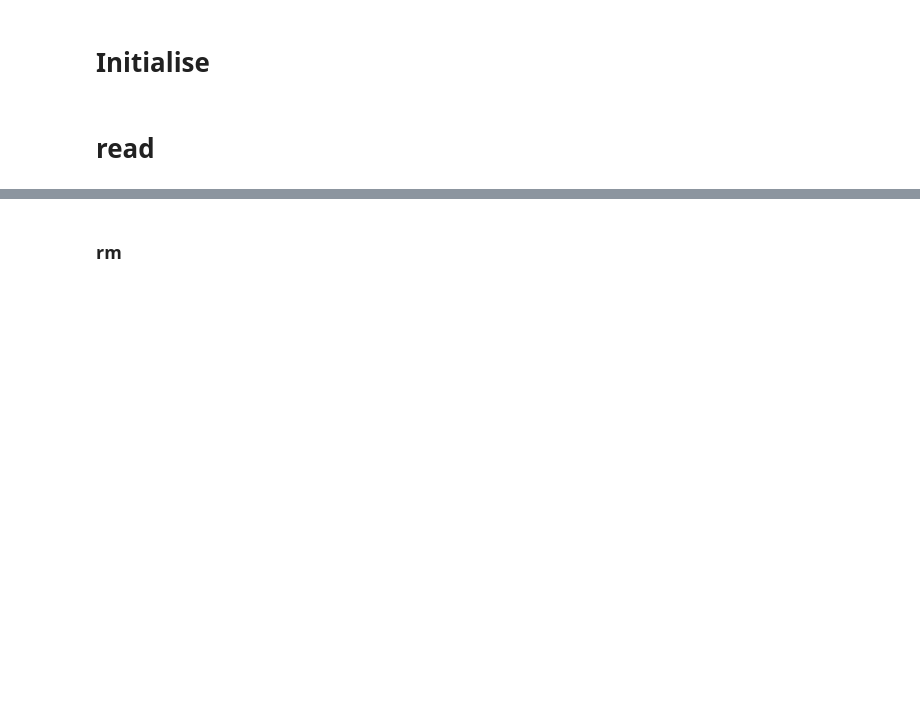
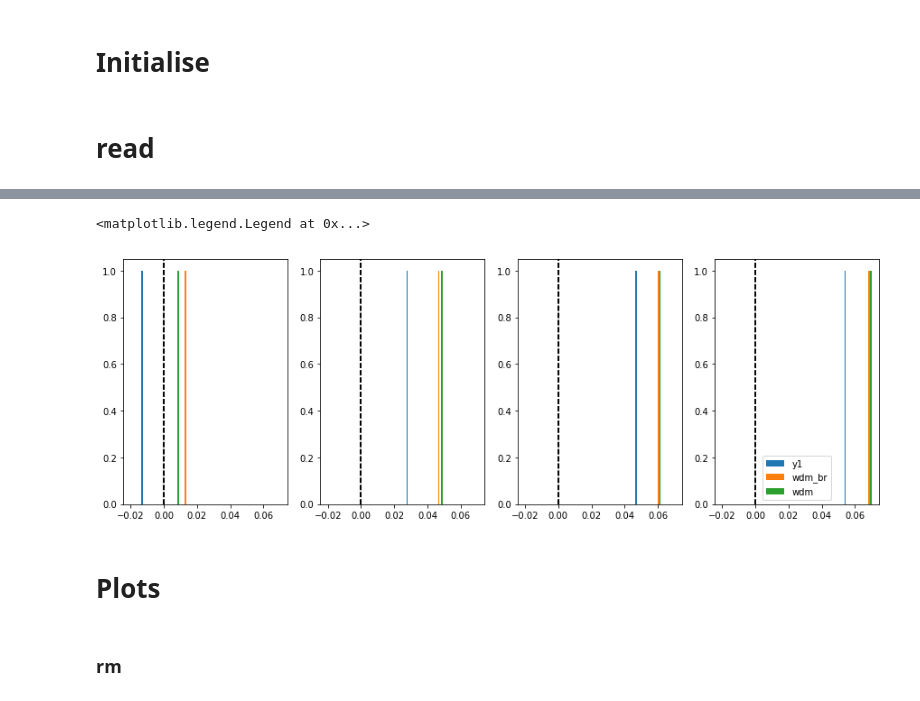
Before and after one commit to mgatti29/CORE, a Jupyter notebook: Results_data.ipynb, the cells around one changed output, grey strips where cells are left out. Cells and saved outputs as stored; diff of their text form; code cells hidden in the pictures; blank space fills up the shorter version.

Commit message:
changes to results_data

```diff
--- a/Results_data.ipynb
+++ b/Results_data.ipynb
@@ -73,6 +73,9 @@ class WZ_obj(object):
         self.Nz_std=dict()
         self.Nz_std_err=dict()
 
+        self.sompz_mean=dict()
+        self.sompz_std=dict()
+
         self.w_ur = dictionary['Nz']
         self.w_rr = dictionary['bz']
         self.w_dm = None
@@ -122,6 +125,8 @@ class WZ_obj(object):
                 sompz_mean = compute_mean(self.z, self.sompz[i])
                 sompz_std = compute_std(self.z, self.sompz[i])
                 mask.append((self.z < sompz_mean + sigma*sompz_std) & (self.z > sompz_mean - sigma*sompz_std))
+                #normalise sompz
+                self.sompz[i] = self.sompz[i]/np.trapz(self.sompz[i][mask[i]], x= self.z[mask[i]])
             self.maskXsigma = mask
         except:
             print ('could not compute X sigma interval')
@@ -160,8 +165,10 @@ class WZ_obj(object):
     def compute_mean_std(self):
         for method in self.Nz.keys():
             mean_arr = np.zeros(self.ntomo)
+            sompz_mean_arr = np.zeros(self.ntomo)
             mean_err_arr = np.zeros(self.ntomo)
             std_arr = np.zeros(self.ntomo)
+            sompz_std_arr = np.zeros(self.ntomo)
             std_err_arr = np.zeros(self.ntomo)
             for i in range(self.ntomo):
                 mean_arr[i]= compute_mean(self.z[self.maskXsigma[i]], self.Nz[method][i,:,0][self.maskXsigma[i]])
@@ -172,10 +179,15 @@ class WZ_obj(object):
                 mm= covariance_scalar_jck(compute_std(self.z, self.Nz[method][i,:,1:]),self.n_jck,'jackknife')
                 std_err_arr[i] = mm['err']
 
+                sompz_mean_arr[i]= compute_mean(self.z[self.maskXsigma[i]], self.sompz[i][self.maskXsigma[i]])
+                sompz_std_arr[i]= compute_std(self.z, self.sompz[i])
+
             self.Nz_mean[method] = mean_arr
             self.Nz_mean_err[method] = mean_err_arr
             self.Nz_std[method] = std_arr
             self.Nz_std_err[method] = std_err_arr
+            self.sompz_mean[method] = sompz_mean_arr
+            self.sompz_std[method] = sompz_std_arr
 
 
     def help_me(self):
@@ -312,0 +358,18 @@ for i in range(4):
+# %%
+for i in range(4):
+    print '\n'
+    print 'BIN ', i
+    for est in ['wdm_br']:#runs_data['rmg'].Nz.keys():
+        print '------'
+        print est
+        print '------'
+
+        for method in ['rmg_R_w', 'eboss_R_w']:#runs_data.keys():
+
+            print method
+            print '-'
+            print 'shift        {0:2.3f}'.format(runs_data[method].Nz_mean[est][i]-runs_data[method].sompz_mean[est][i])
+            print 'mean         {0:2.3f}'.format(runs_data[method].Nz_mean[est][i])
+            print 'meanerr      {0:2.4f}'.format(runs_data[method].Nz_mean_err[est][i])
+            print 'std          {0:2.3f}'.format(runs_data[method].Nz_std[est][i])
+            print
@@ -313,2 +394,14 @@ for i in range(4):
+# %%
+fig, ax = plt.subplots(1, 4, figsize = (15, 5))
+for i in range(4):
+    for est in runs_data['rmg'].Nz.keys():
+        ax[i].hist(runs_data['rmg_R_w'].Nz_mean[est][i]-runs_data['rmg_R_w'].sompz_mean[est][i], bins = np.linspace(-0.02, 0.07, 100), label = '{0}'.format(est))
+        ax[i].axvline(linestyle = '--', color = 'black')
+plt.legend()
+# %% [output]
+<matplotlib.legend.Legend at 0x...>
+[figure, added]
+# %% [markdown]
+# Plots
 # %% [markdown]
 ### rm
```
Also changed, not shown: parts of 49 cells of this notebook.
